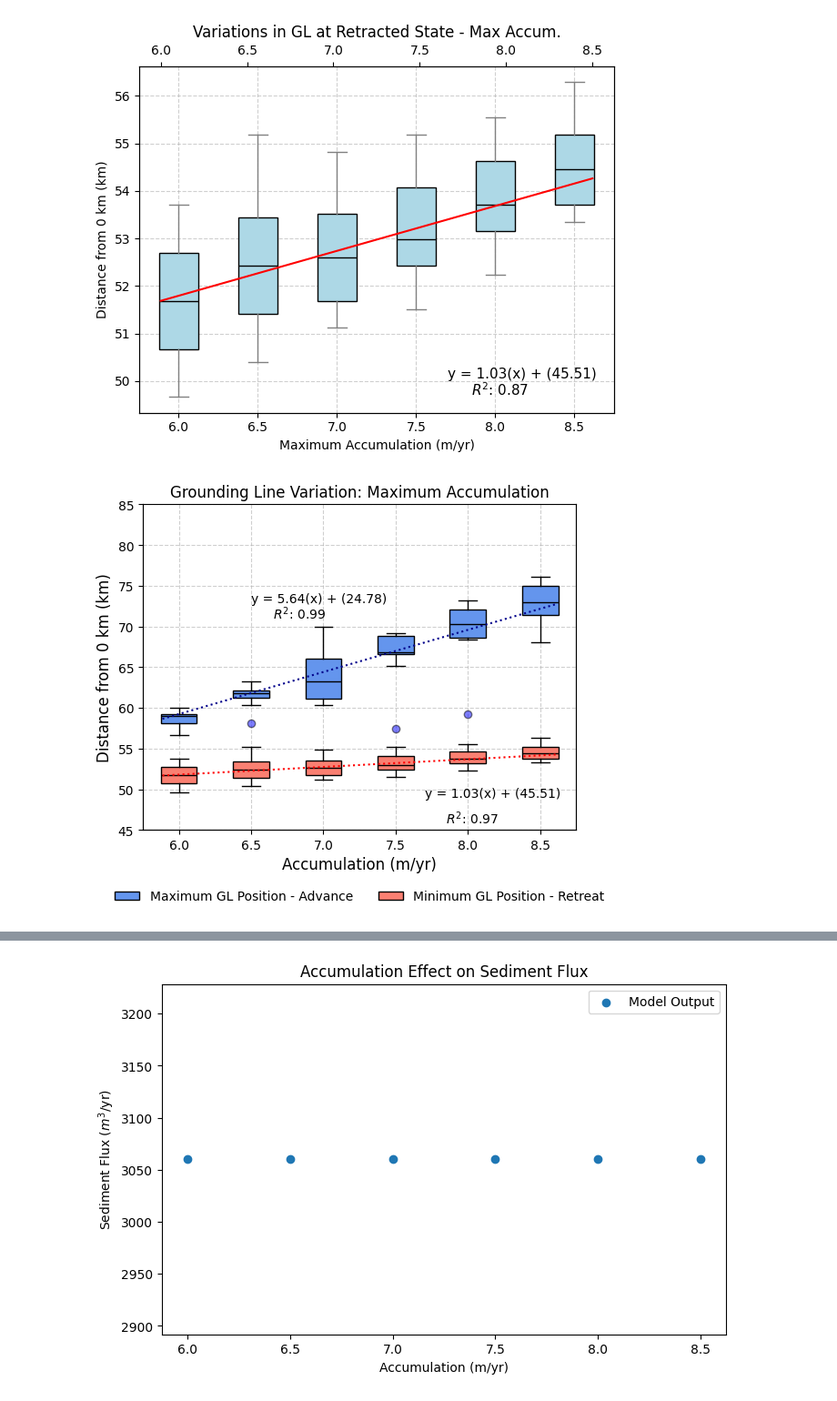
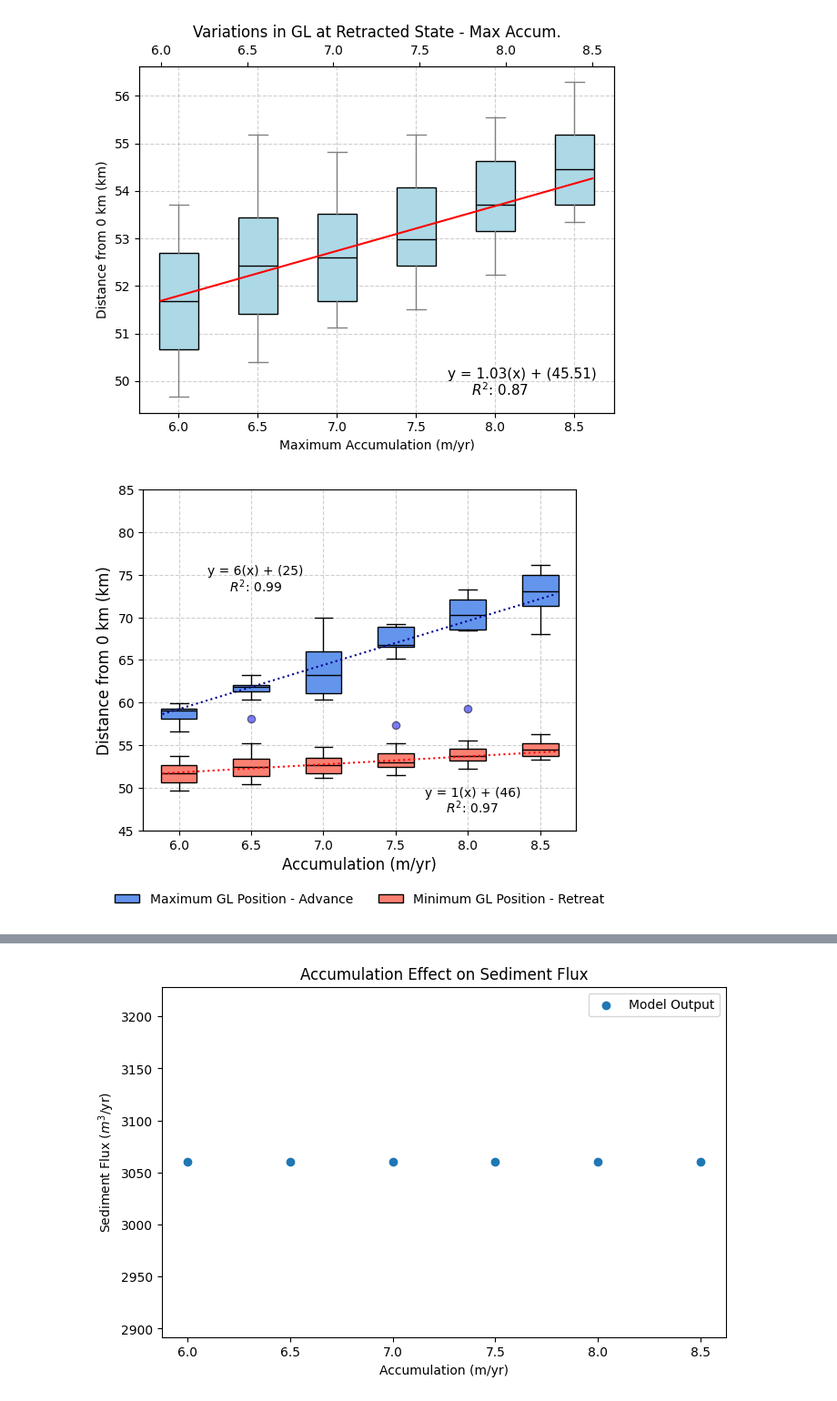
Before and after one commit to ktlix2ski/brinkmodeltest, a Jupyter notebook: Analysis/Amax_Tests.ipynb, the cells around one changed output, grey strips where cells are left out. Shown at 91% size. Saved outputs shown, nothing was run; the diff lists cells and outputs as text; code cells hidden in the pictures.

```diff
--- a/Analysis/Amax_Tests.ipynb
+++ b/Analysis/Amax_Tests.ipynb
@@ -1110,40 +1110,40 @@ D2 = ax.boxplot(RetPos_list, patch_artist=True,
 D1 = ax.boxplot(ExtPos_list, patch_artist=True,
            boxprops=dict(facecolor='cornflowerblue'),
            medianprops=dict(color='black'),
            whiskerprops=dict(color='black'),
            capprops=dict(color='black'),
            flierprops=dict(marker='o', markerfacecolor='blue', alpha=0.5))
 
-ax.set_title("Grounding Line Variation: Maximum Accumulation", fontsize = 12)
+# ax.set_title("Grounding Line Variation: Maximum Accumulation", fontsize = 12)
 ax.set_ylabel("Distance from 0 km (km)", fontsize = 12)
 ax.set_xlabel("Accumulation (m/yr)", fontsize = 12)
 ax.legend([D1["boxes"][0], D2["boxes"][0]], ['Maximum GL Position - Advance', 'Minimum GL Position - Retreat'], loc='upper center', bbox_to_anchor=(0.5, -0.15),
           ncol=2, frameon=False)
 ax.set_xticks(np.arange(1, len(amaxs) + 1))
 ax.set_xticklabels(amaxs)
 ax.set_ylim(45,85)
 ax.grid(True, linestyle='--', alpha=0.6)
 
 ax1 = ax.twiny()
 ax1.plot(amaxs, adv_y_trend, color='darkblue', linestyle = 'dotted', label='Trendline')
 ax1.plot(amaxs, ret_y_trend, color='red', linestyle = 'dotted', label='Trendline')
 #advance equation
-ax1.text(0.3, 0.65, f'$R^2$: {R_2_adv:.2f}', transform=plt.gca().transAxes)
-ax1.text(0.25, 0.7, f'y = {adv_coeff[0]:.2f}(x) + ({adv_coeff[1]:.2f})', transform=plt.gca().transAxes)
+ax1.text(0.2, 0.7, f'$R^2$: {R_2_adv:.2f}', transform=plt.gca().transAxes)
+ax1.text(0.15, 0.75, f'y = {adv_coeff[0]:.0f}(x) + ({adv_coeff[1]:.0f})', transform=plt.gca().transAxes)
 
 #retreat equation
-ax1.text(0.7, 0.02, f'$R^2$: {R_2_ret:.2f}', transform=plt.gca().transAxes)
-ax1.text(0.65, 0.1, f'y = {ret_coeff[0]:.2f}(x) + ({ret_coeff[1]:.2f})', transform=plt.gca().transAxes)
+ax1.text(0.7, 0.05, f'$R^2$: {R_2_ret:.2f}', transform=plt.gca().transAxes)
+ax1.text(0.65, 0.1, f'y = {ret_coeff[0]:.0f}(x) + ({ret_coeff[1]:.0f})', transform=plt.gca().transAxes)
 
 ax1.set_xticks([])
 ax1.set_xlabel("")
 ax1.spines['top'].set_visible(False)
 
 plt.tight_layout()
 plt.show()
-fig.savefig("/media/kayatroyer/KayaDrive/Thesis/Figures/Results/ModelPlots/Amax/Relationship_Plots/GL_Variation_Amax_EQ.svg", format ="svg", bbox_inches='tight')
+fig.savefig("/media/kayatroyer/KayaDrive/Thesis/Figures/FinalFigures/Amax_GL_EQ.svg", format ="svg", bbox_inches='tight')
 # %% [output]
-[figure, old version]
+[figure, new version]
 # %%
 fig, ax = plt.subplots(figsize=(6, 5))
 
```
Also changed, not shown: parts of 4 cells of this notebook, 3 other files.
